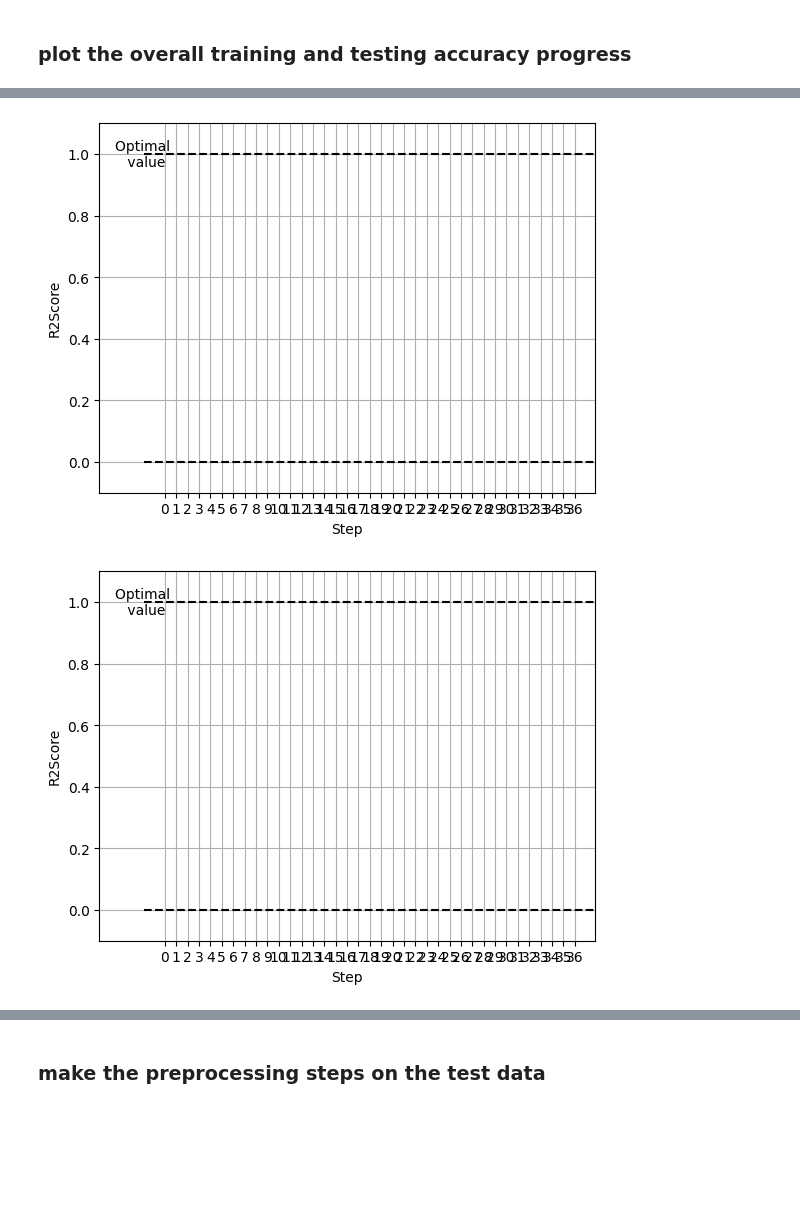
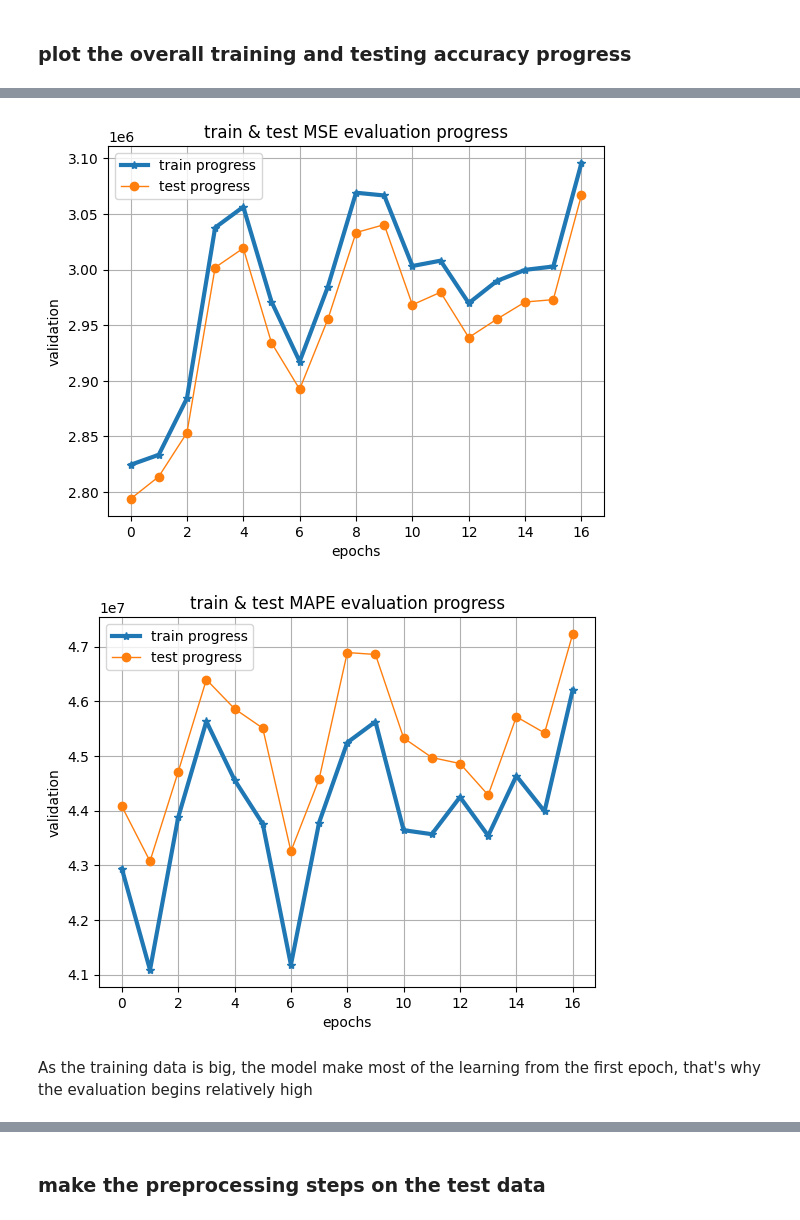
Before and after one commit to salama4ai/AI-project, a Jupyter notebook: PyTorch_model_implementation.ipynb, the cells around one changed output, grey strips where cells are left out. Drawn from its saved outputs; the diff is of its cells as text; code cells hidden in the pictures; blank space fills up the shorter version.

```diff
--- a/PyTorch_model_implementation.ipynb
+++ b/PyTorch_model_implementation.ipynb
@@ -496,7 +522,11 @@ plot_evaluation(MSE_train_evaluation_progress, MSE_test_evaluation_progress)
-# %%
-fig, ax = r2score.plot(train_evaluation_progress)
-fig, ax = r2score.plot(test_evaluation_progress)
-# %% [output]
-[figure, removed]
-[figure, removed]
+# %%
+plot_evaluation(evaluations_progress[:, 0, 1], evaluations_progress[:, 1, 1], 'train & test MSE evaluation progress')
+# %% [output]
+[figure, added]
+# %%
+plot_evaluation(evaluations_progress[:, 0, 2], evaluations_progress[:, 1, 2], 'train & test MAPE evaluation progress')
+# %% [output]
+[figure, added]
+# %% [markdown]
+As the training data is big, the model make most of the learning from the first epoch, that's why the evaluation begins relatively high
 # %%
```
Also changed, not shown: parts of 11 cells of this notebook.
